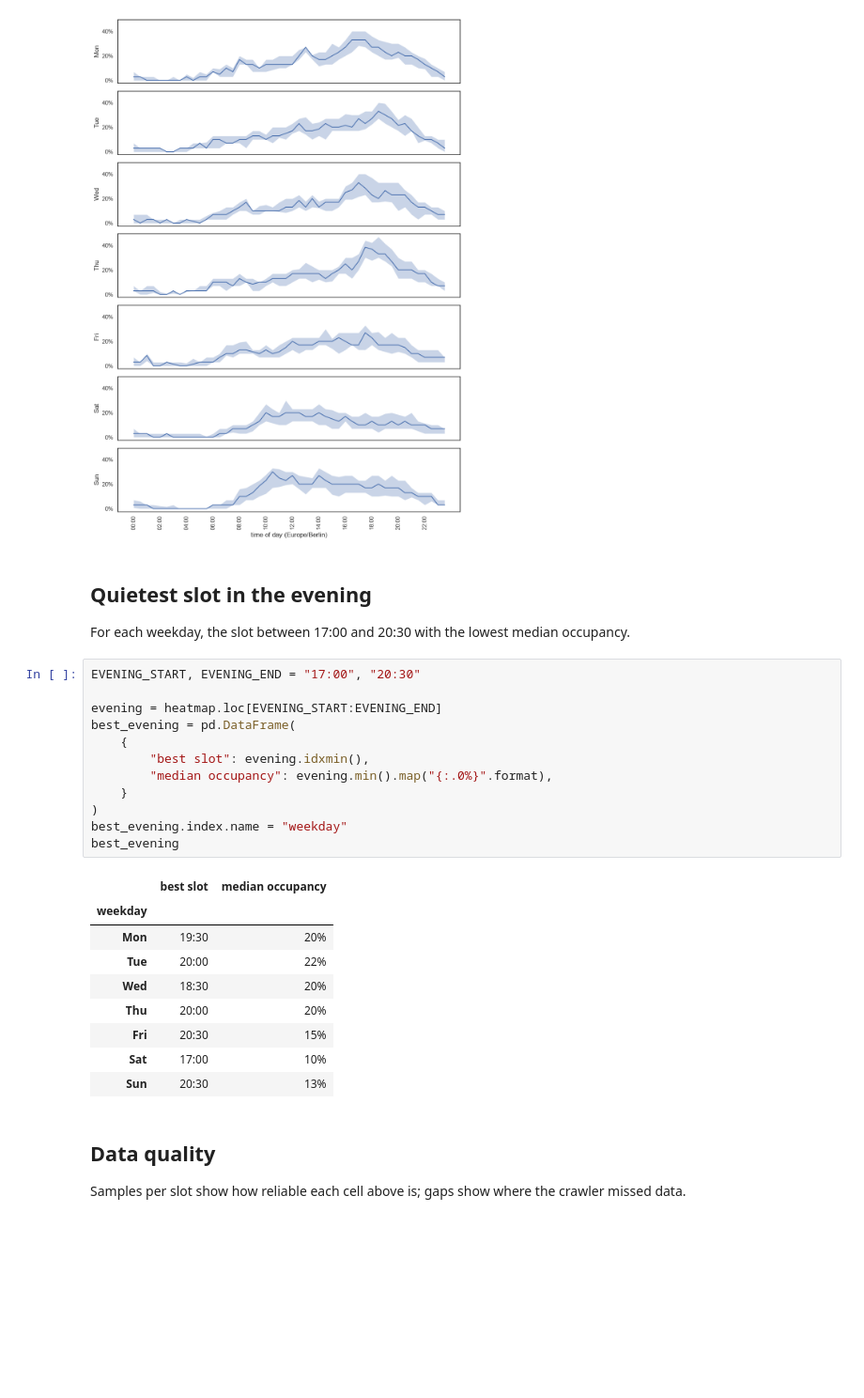
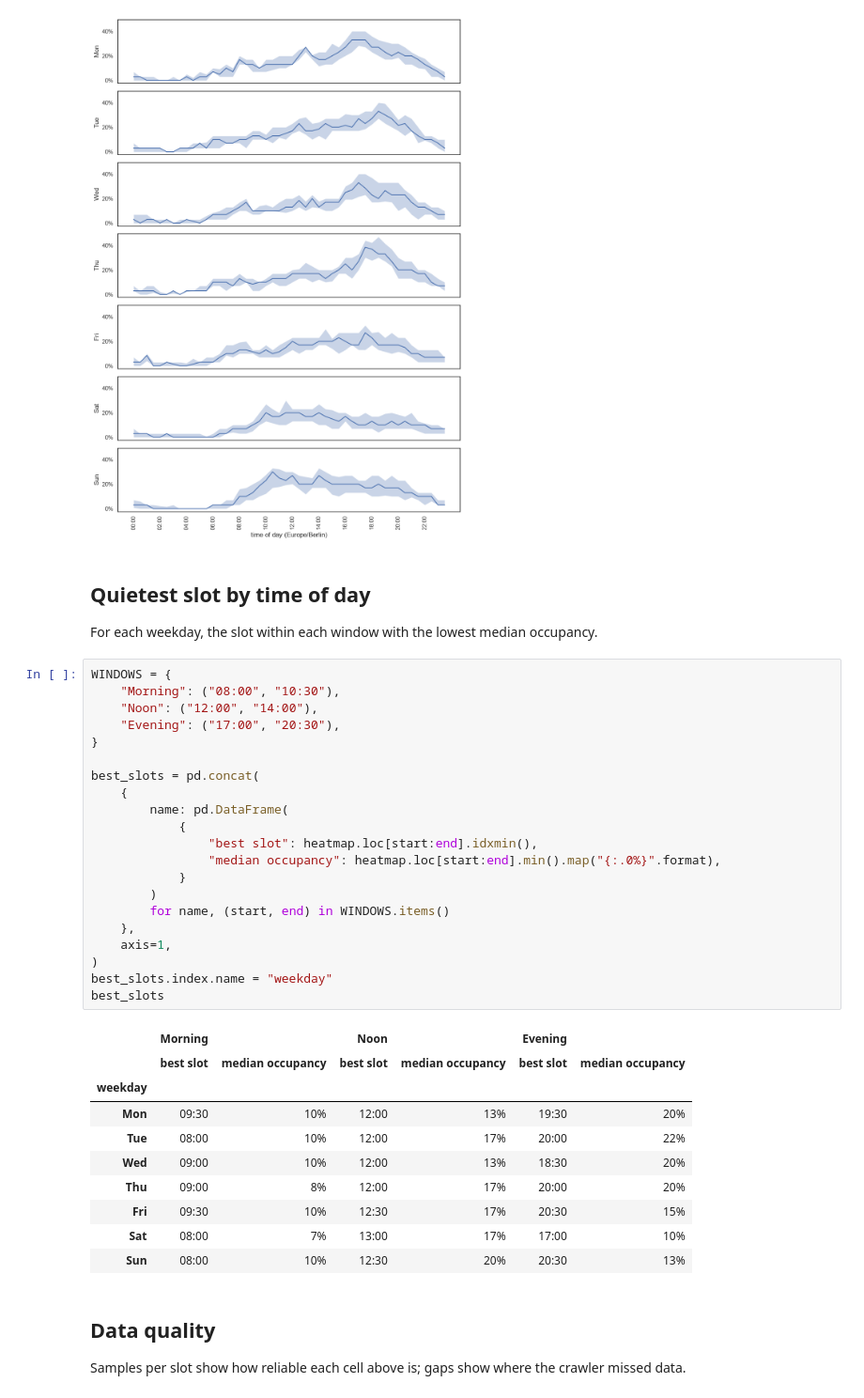
Before and after one commit to marcobiedermann/mygym, a Jupyter notebook: analysis/frequentation.ipynb, the cells around one changed output. Shown at 94% size. Drawn from its saved outputs; the diff is of its cells as text; blank space fills up the shorter version.

Commit message:
feat: add morning and noon windows to quietest slots
Co-authored-by: Copilot <223556219+Copilot@users.noreply.github.com>

```diff
--- a/analysis/frequentation.ipynb
+++ b/analysis/frequentation.ipynb
@@ -101,31 +101,41 @@ plt.show()
 # %% [output]
 [figure]
 # %% [markdown]
-## Quietest slot in the evening
+## Quietest slot by time of day
 
-For each weekday, the slot between 17:00 and 20:30 with the lowest median occupancy.
+For each weekday, the slot within each window with the lowest median occupancy.
 # %%
-EVENING_START, EVENING_END = "17:00", "20:30"
+WINDOWS = {
+    "Morning": ("08:00", "10:30"),
+    "Noon": ("12:00", "14:00"),
+    "Evening": ("17:00", "20:30"),
+}
 
-evening = heatmap.loc[EVENING_START:EVENING_END]
-best_evening = pd.DataFrame(
+best_slots = pd.concat(
     {
-        "best slot": evening.idxmin(),
-        "median occupancy": evening.min().map("{:.0%}".format),
-    }
+        name: pd.DataFrame(
+            {
+                "best slot": heatmap.loc[start:end].idxmin(),
+                "median occupancy": heatmap.loc[start:end].min().map("{:.0%}".format),
+            }
+        )
+        for name, (start, end) in WINDOWS.items()
+    },
+    axis=1,
 )
-best_evening.index.name = "weekday"
-best_evening
+best_slots.index.name = "weekday"
+best_slots
 # %% [output]
-|  | best slot | median occupancy |
-| weekday |  |  |
-| Mon | 19:30 | 20% |
-| Tue | 20:00 | 22% |
-| Wed | 18:30 | 20% |
-| Thu | 20:00 | 20% |
-| Fri | 20:30 | 15% |
-| Sat | 17:00 | 10% |
-| Sun | 20:30 | 13% |
+|  | Morning |  | Noon |  | Evening |  |
+|  | best slot | median occupancy | best slot | median occupancy | best slot | median occupancy |
+| weekday |  |  |  |  |  |  |
+| Mon | 09:30 | 10% | 12:00 | 13% | 19:30 | 20% |
+| Tue | 08:00 | 10% | 12:00 | 17% | 20:00 | 22% |
+| Wed | 09:00 | 10% | 12:00 | 13% | 18:30 | 20% |
+| Thu | 09:00 | 8% | 12:00 | 17% | 20:00 | 20% |
+| Fri | 09:30 | 10% | 12:30 | 17% | 20:30 | 15% |
+| Sat | 08:00 | 7% | 13:00 | 17% | 17:00 | 10% |
+| Sun | 08:00 | 10% | 12:30 | 20% | 20:30 | 13% |
 # %% [markdown]
 ## Data quality
 
```
